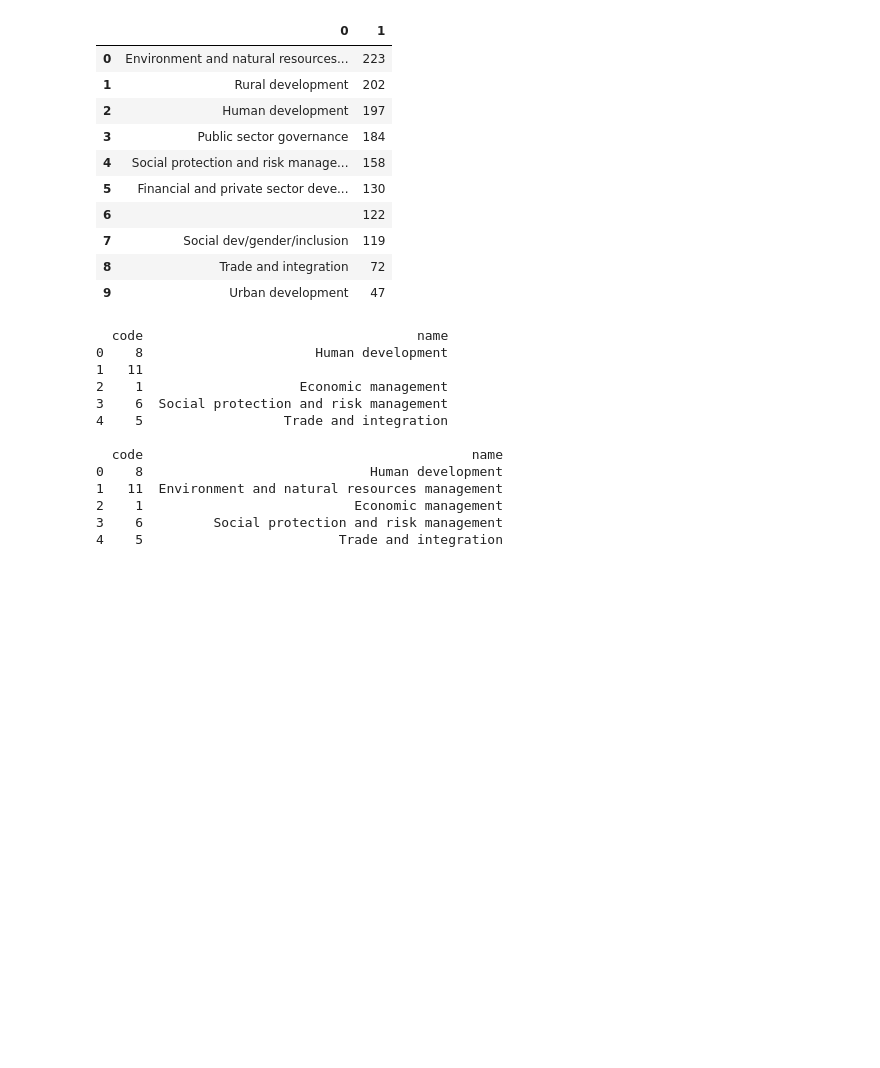
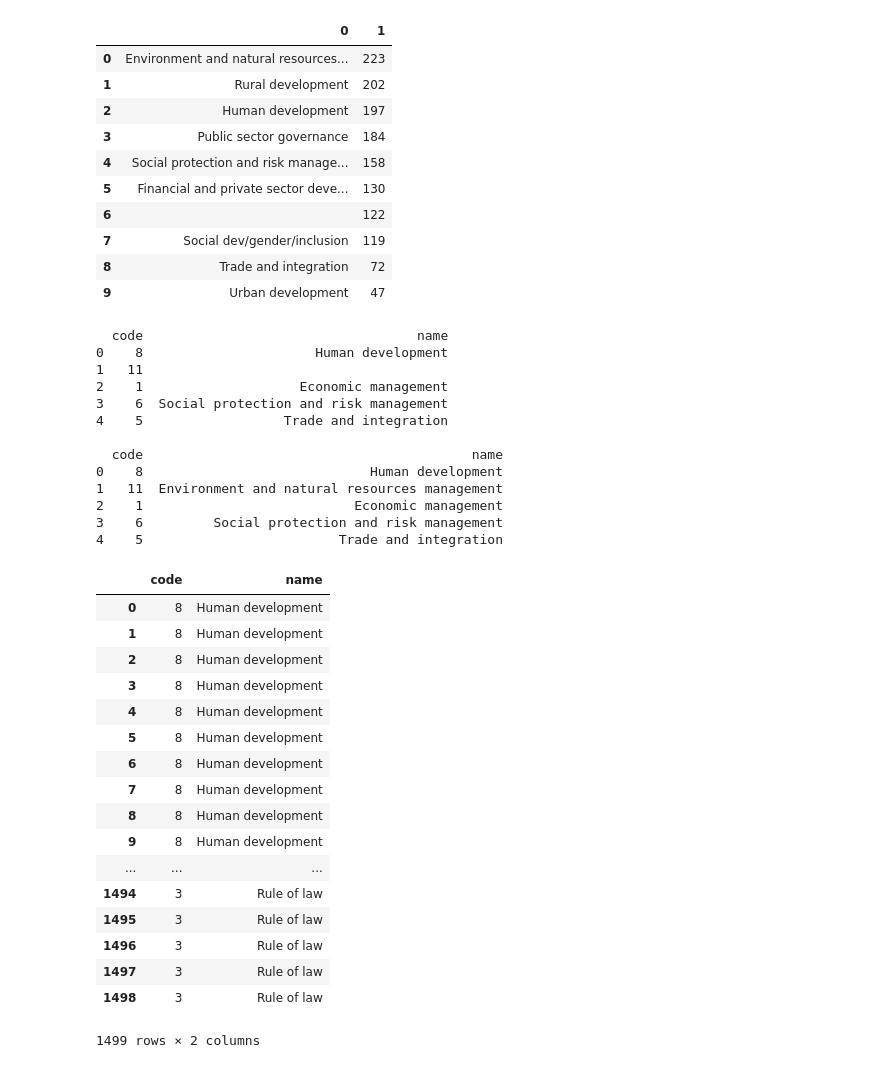
Before and after one commit to sedale33/Springboard, a Jupyter notebook: U501_json_exercise.ipynb, the cells around one changed output. Drawn from its saved outputs; the diff is of its cells as text; code cells hidden in the pictures; blank space fills up the shorter version.

```diff
--- a/U501_json_exercise.ipynb
+++ b/U501_json_exercise.ipynb
@@ -207,3 +207,33 @@ print(theme2.head())
 2    1                           Economic management
 3    6         Social protection and risk management
 4    5                         Trade and integration
+# %%
+#create a copy of dataframe
+theme3 = theme.copy()
+
+#create dateframe of codes and name
+sub_theme3 = theme3[theme3.name != ''].drop_duplicates()
+
+#drop name column from theme3, merge with sub_theme3 and inspect
+theme3 = pd.merge(theme3.drop(columns = ['name']), sub_theme3)
+
+theme3
+# %% [output]
+|  | code | name |
+| 0 | 8 | Human development |
+| 1 | 8 | Human development |
+| 2 | 8 | Human development |
+| 3 | 8 | Human development |
+| 4 | 8 | Human development |
+| 5 | 8 | Human development |
+| 6 | 8 | Human development |
+| 7 | 8 | Human development |
+| 8 | 8 | Human development |
+| 9 | 8 | Human development |
+| ... | ... | ... |
+| 1494 | 3 | Rule of law |
+| 1495 | 3 | Rule of law |
+| 1496 | 3 | Rule of law |
+| 1497 | 3 | Rule of law |
+| 1498 | 3 | Rule of law |
+1499 rows × 2 columns
```
Also changed, not shown: parts of 1 cell of this notebook.
